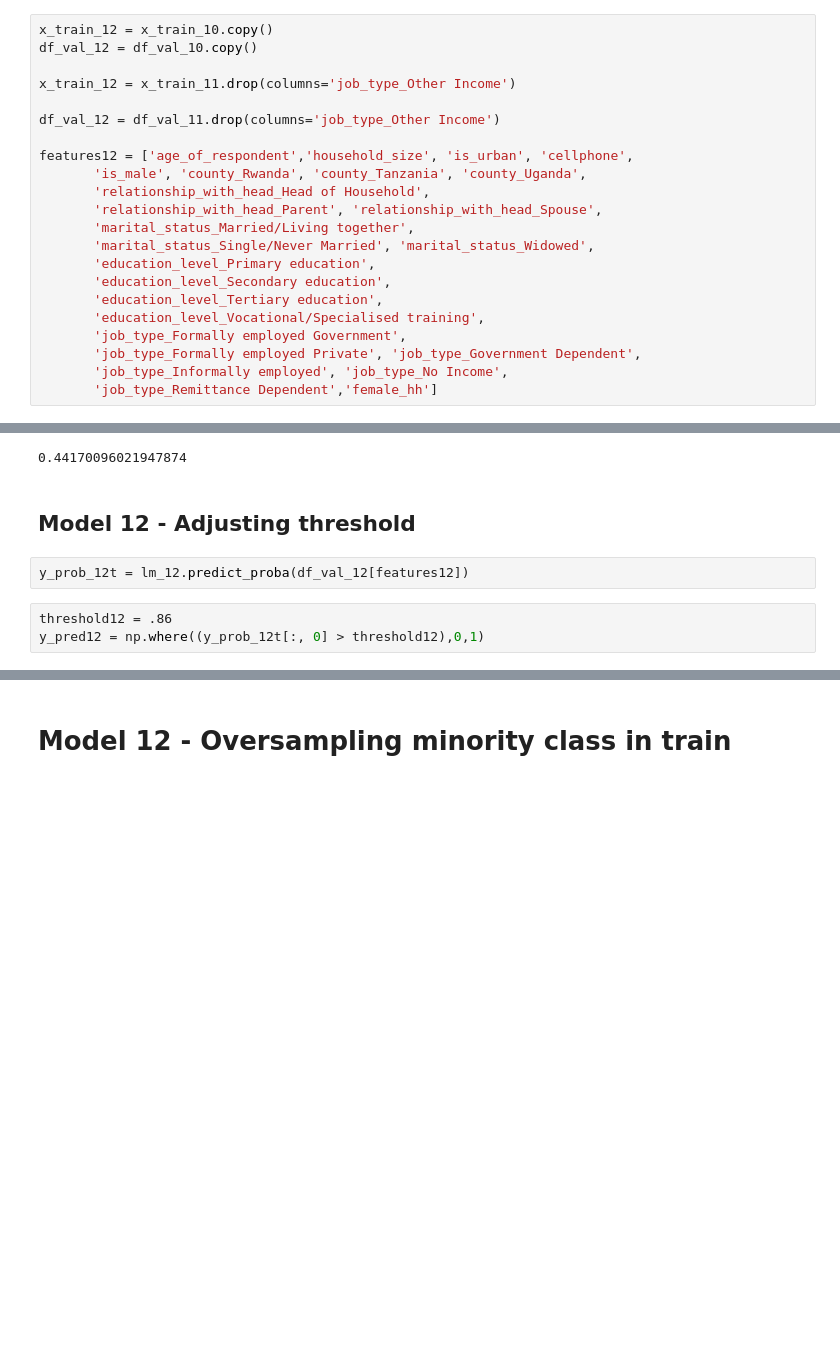
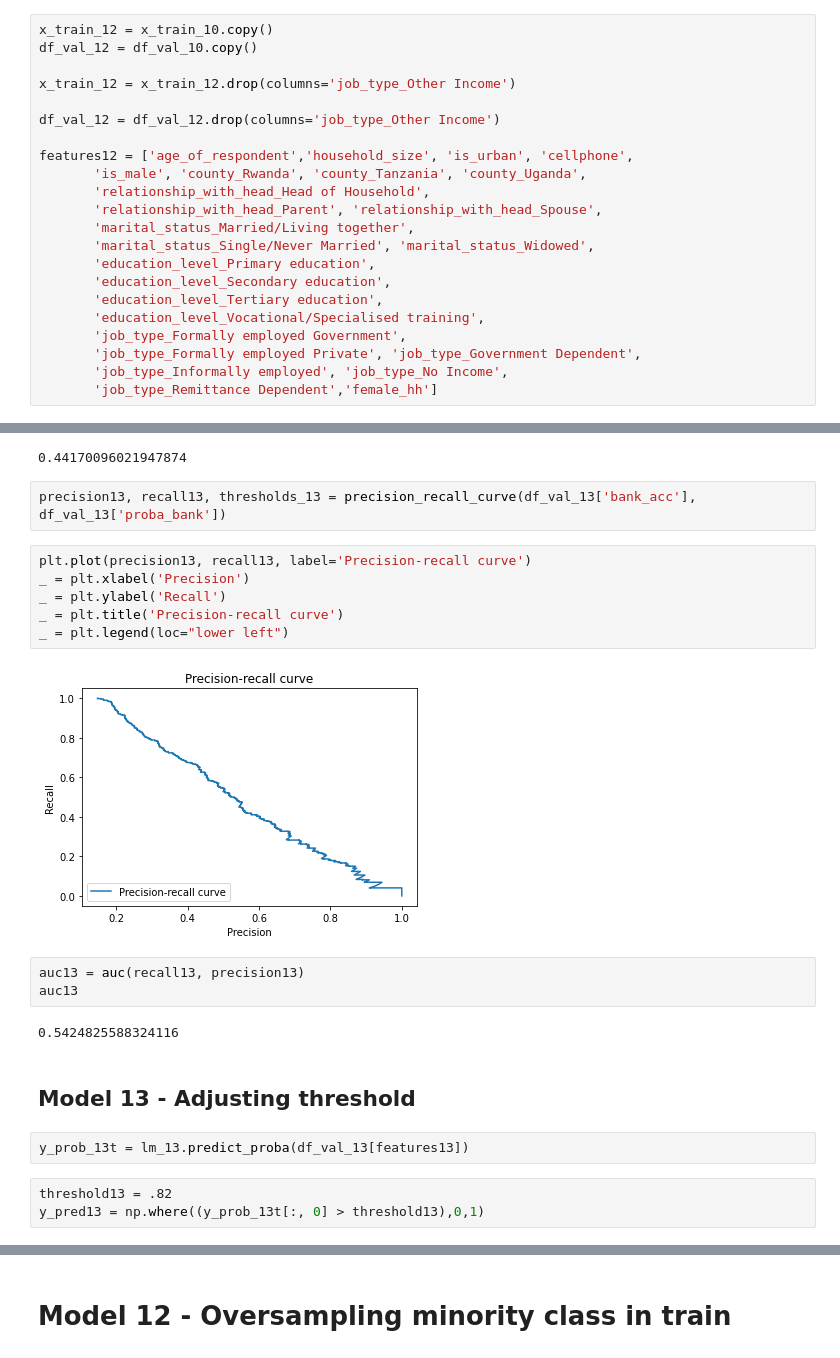
Before and after one commit to tawney-kirkland/03-mcnulty, a Jupyter notebook: data-processing_logreg.ipynb, the cells around one changed output, grey strips where cells are left out. Saved outputs shown, nothing was run; the diff lists cells and outputs as text; blank space fills up the shorter version.

Commit message:
Update notebooks reverse labels

```diff
--- a/data-processing_logreg.ipynb
+++ b/data-processing_logreg.ipynb
@@ -801,9 +802,9 @@ plot_roc(df_val_11['bank_acc'], df_val_11['proba_bank'],fpr11,tpr11)
 x_train_12 = x_train_10.copy()
 df_val_12 = df_val_10.copy()
 
-x_train_12 = x_train_11.drop(columns='job_type_Other Income')
+x_train_12 = x_train_12.drop(columns='job_type_Other Income')
 
-df_val_12 = df_val_11.drop(columns='job_type_Other Income')
+df_val_12 = df_val_12.drop(columns='job_type_Other Income')
 
 features12 = ['age_of_respondent','household_size', 'is_urban', 'cellphone',
        'is_male', 'county_Rwanda', 'county_Tanzania', 'county_Uganda',
@@ -988,11 +1019,26 @@ f1_13
 # %% [output]
 F1 score for bank account holiders in model 13:
 0.44170096021947874
+# %%
+precision13, recall13, thresholds_13 = precision_recall_curve(df_val_13['bank_acc'], df_val_13['proba_bank'])
+# %%
+plt.plot(precision13, recall13, label='Precision-recall curve')
+_ = plt.xlabel('Precision')
+_ = plt.ylabel('Recall')
+_ = plt.title('Precision-recall curve')
+_ = plt.legend(loc="lower left")
+# %% [output]
+[figure, added]
+# %%
+auc13 = auc(recall13, precision13)
+auc13
+# %% [output]
+0.5424825588324116
 # %% [markdown]
-## Model 12 - Adjusting threshold
+## Model 13 - Adjusting threshold
-# %%
-y_prob_12t = lm_12.predict_proba(df_val_12[features12])
+# %%
+y_prob_13t = lm_13.predict_proba(df_val_13[features13])
 # %%
-threshold12 = .86
-y_pred12 = np.where((y_prob_12t[:, 0] > threshold12),0,1)
+threshold13 = .82
+y_pred13 = np.where((y_prob_13t[:, 0] > threshold13),0,1)
 # %%
```
Also changed, not shown: parts of 42 cells of this notebook, 3 other files.
